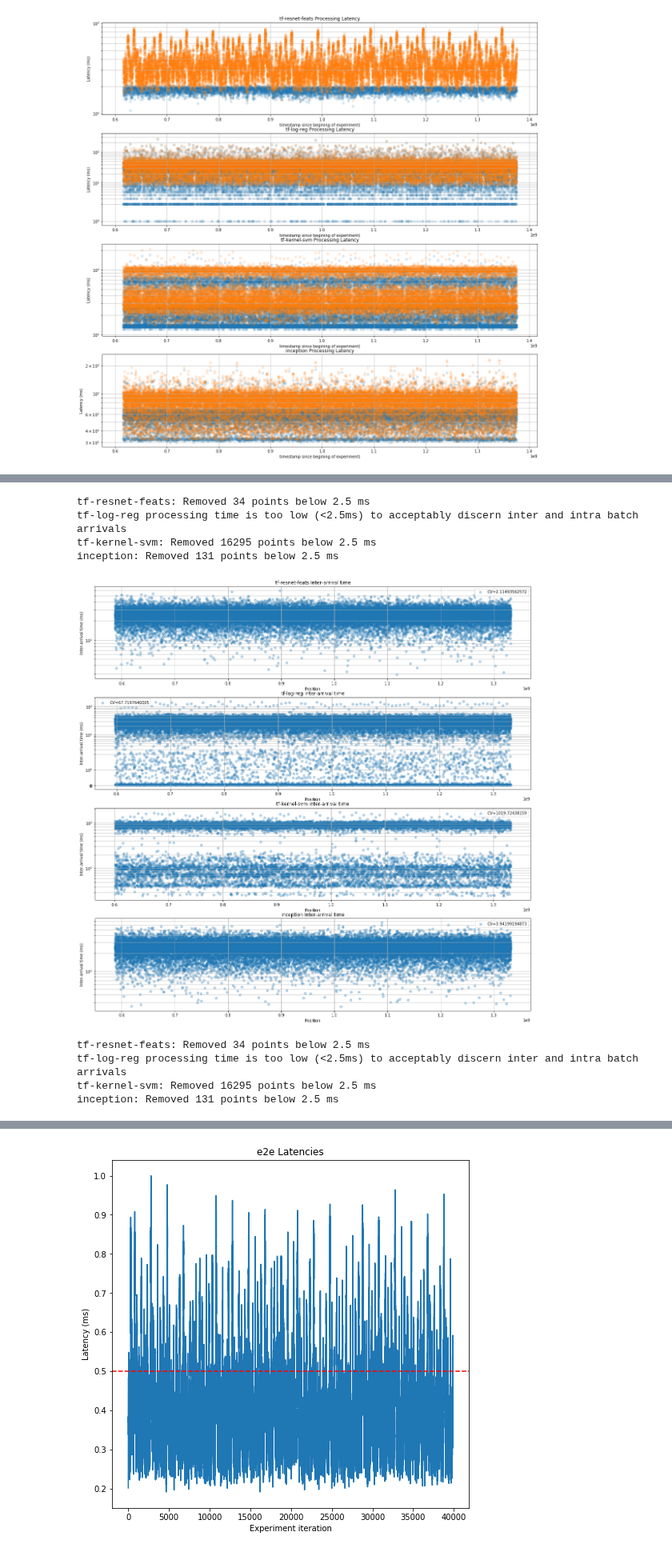
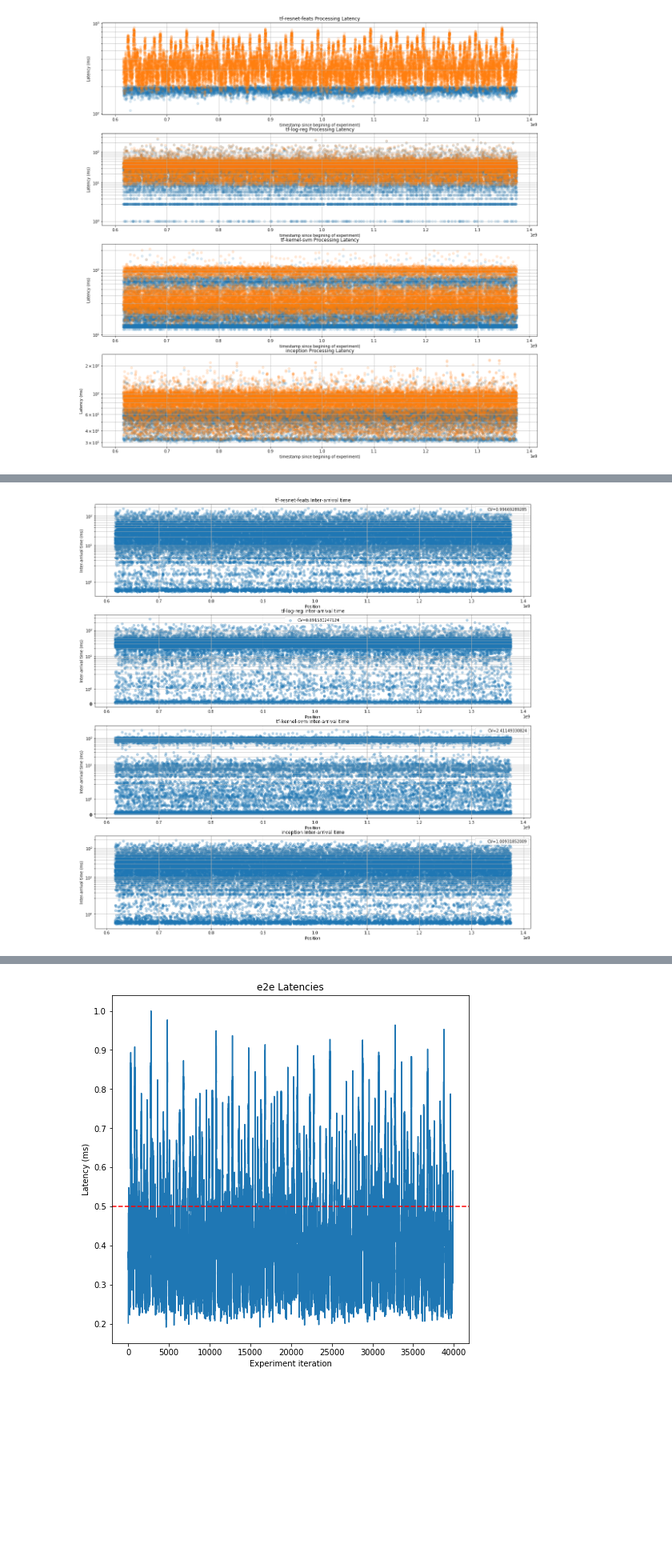
Before and after one commit to dcrankshaw/plots-model-comp-paper, a Jupyter notebook: plotting/e2e_distribution_plotting.ipynb, the cells around one changed output, grey strips where cells are left out. Shown at 80% size. Cells and saved outputs as stored; diff of their text form; code cells hidden in the pictures; blank space fills up the shorter version.

```diff
--- a/plotting/e2e_distribution_plotting.ipynb
+++ b/plotting/e2e_distribution_plotting.ipynb
@@ -171,7 +171,7 @@ def plot_inter_arrival(cached_extractions, model_list, intra_batch_arrivals=True
     plt.ylabel("Frequency")
     for model in model_list:
         intervals, _ = get_intervals(cached_extractions, model, intra_batch_arrivals)
-        CV = np.square(np.var(intervals)/np.mean(intervals))
+        CV = np.var(intervals)/np.square(np.mean(intervals))
         smoothLineHistogram(intervals, label=model+str(" CV="+str(CV)))
     plt.legend()
     plt.show()
@@ -181,7 +181,7 @@ def plot_inter_arrival_over_time(cached_extractions, model_list, intra_batch_arr
     for i, model in enumerate(model_list):
         ax = plt.subplot(len(model_list), 1, i+1)
         intervals, timestamps = get_intervals(cached_extractions, model, intra_batch_arrivals)
-        CV = np.square(np.var(intervals)/np.mean(intervals))
+        CV = np.var(intervals)/np.square(np.mean(intervals))
         plt.title(model+" Inter-arrival time")
         plt.xlabel("Position")
         plt.ylabel("Inter-arrival time (ms)")
@@ -206,13 +198,5 @@ inception: Removed 0 points below 2.5 ms
 # %%
-plot_inter_arrival_over_time(ID1_500, image_driver_1_models, intra_batch_arrivals=False)
-plot_inter_arrival(ID1_500, image_driver_1_models, intra_batch_arrivals=False)
+plot_inter_arrival_over_time(ID1_500, image_driver_1_models, intra_batch_arrivals=True)
+plot_inter_arrival(ID1_500, image_driver_1_models, intra_batch_arrivals=True)
 # %% [output]
-tf-resnet-feats: Removed 34 points below 2.5 ms
-tf-log-reg processing time is too low (<2.5ms) to acceptably discern inter and intra batch arrivals
-tf-kernel-svm: Removed 16295 points below 2.5 ms
-inception: Removed 131 points below 2.5 ms
-[figure, old version]
+[figure, new version]
-tf-resnet-feats: Removed 34 points below 2.5 ms
-tf-log-reg processing time is too low (<2.5ms) to acceptably discern inter and intra batch arrivals
-tf-kernel-svm: Removed 16295 points below 2.5 ms
-inception: Removed 131 points below 2.5 ms
```
Also changed, not shown: parts of 7 cells of this notebook.
